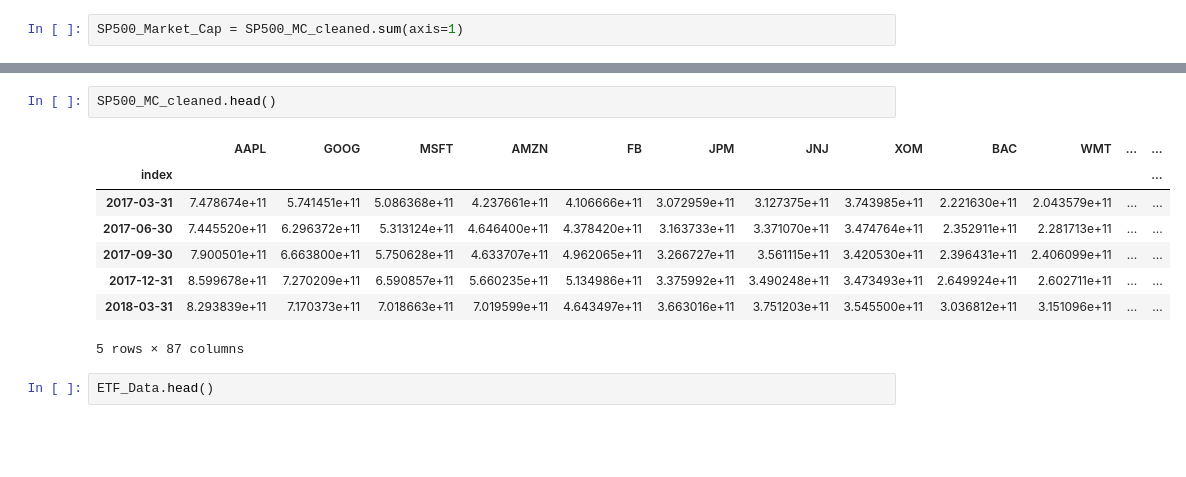
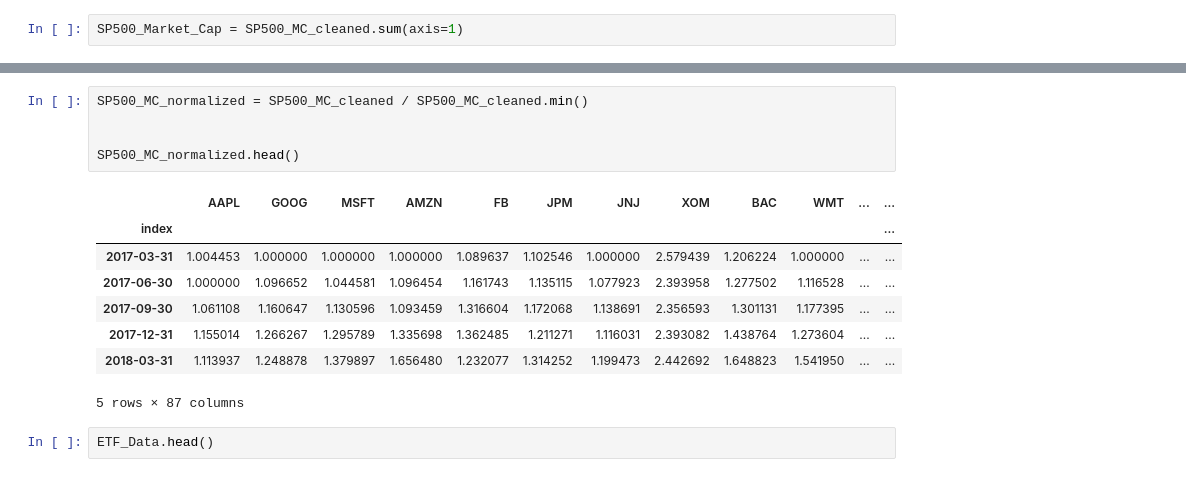
Before and after one commit to canavm2/Index_Investing_Investigation, a Jupyter notebook: AUMvsMARKETCAP.ipynb, the cells around one changed output, grey strips where cells are left out. Saved outputs shown, nothing was run; the diff lists cells and outputs as text; blank space fills up the shorter version.

```diff
--- a/AUMvsMARKETCAP.ipynb
+++ b/AUMvsMARKETCAP.ipynb
@@ -175,13 +189,16 @@ SP500_Market_Cap_Normalized
 # %%
-SP500_MC_cleaned.head()
+SP500_MC_normalized = SP500_MC_cleaned / SP500_MC_cleaned.min()
+
+
+SP500_MC_normalized.head()
 # %% [output]
 |  | AAPL | GOOG | MSFT | AMZN | FB | JPM | JNJ | XOM | BAC | WMT | ... | ... |
 | index |  |  |  |  |  |  |  |  |  |  |  | ... |
-| 2017-03-31 | 7.478674e+11 | 5.741451e+11 | 5.086368e+11 | 4.237661e+11 | 4.106666e+11 | 3.072959e+11 | 3.127375e+11 | 3.743985e+11 | 2.221630e+11 | 2.043579e+11 | ... | ... |
-| 2017-06-30 | 7.445520e+11 | 6.296372e+11 | 5.313124e+11 | 4.646400e+11 | 4.378420e+11 | 3.163733e+11 | 3.371070e+11 | 3.474764e+11 | 2.352911e+11 | 2.281713e+11 | ... | ... |
-| 2017-09-30 | 7.900501e+11 | 6.663800e+11 | 5.750628e+11 | 4.633707e+11 | 4.962065e+11 | 3.266727e+11 | 3.561115e+11 | 3.420530e+11 | 2.396431e+11 | 2.406099e+11 | ... | ... |
-| 2017-12-31 | 8.599678e+11 | 7.270209e+11 | 6.590857e+11 | 5.660235e+11 | 5.134986e+11 | 3.375992e+11 | 3.490248e+11 | 3.473493e+11 | 2.649924e+11 | 2.602711e+11 | ... | ... |
-| 2018-03-31 | 8.293839e+11 | 7.170373e+11 | 7.018663e+11 | 7.019599e+11 | 4.643497e+11 | 3.663016e+11 | 3.751203e+11 | 3.545500e+11 | 3.036812e+11 | 3.151096e+11 | ... | ... |
+| 2017-03-31 | 1.004453 | 1.000000 | 1.000000 | 1.000000 | 1.089637 | 1.102546 | 1.000000 | 2.579439 | 1.206224 | 1.000000 | ... | ... |
+| 2017-06-30 | 1.000000 | 1.096652 | 1.044581 | 1.096454 | 1.161743 | 1.135115 | 1.077923 | 2.393958 | 1.277502 | 1.116528 | ... | ... |
+| 2017-09-30 | 1.061108 | 1.160647 | 1.130596 | 1.093459 | 1.316604 | 1.172068 | 1.138691 | 2.356593 | 1.301131 | 1.177395 | ... | ... |
+| 2017-12-31 | 1.155014 | 1.266267 | 1.295789 | 1.335698 | 1.362485 | 1.211271 | 1.116031 | 2.393082 | 1.438764 | 1.273604 | ... | ... |
+| 2018-03-31 | 1.113937 | 1.248878 | 1.379897 | 1.656480 | 1.232077 | 1.314252 | 1.199473 | 2.442692 | 1.648823 | 1.541950 | ... | ... |
 5 rows × 87 columns
 # %%
 ETF_Data.head()
```
Also changed, not shown: parts of 13 cells of this notebook, 4 other files.
